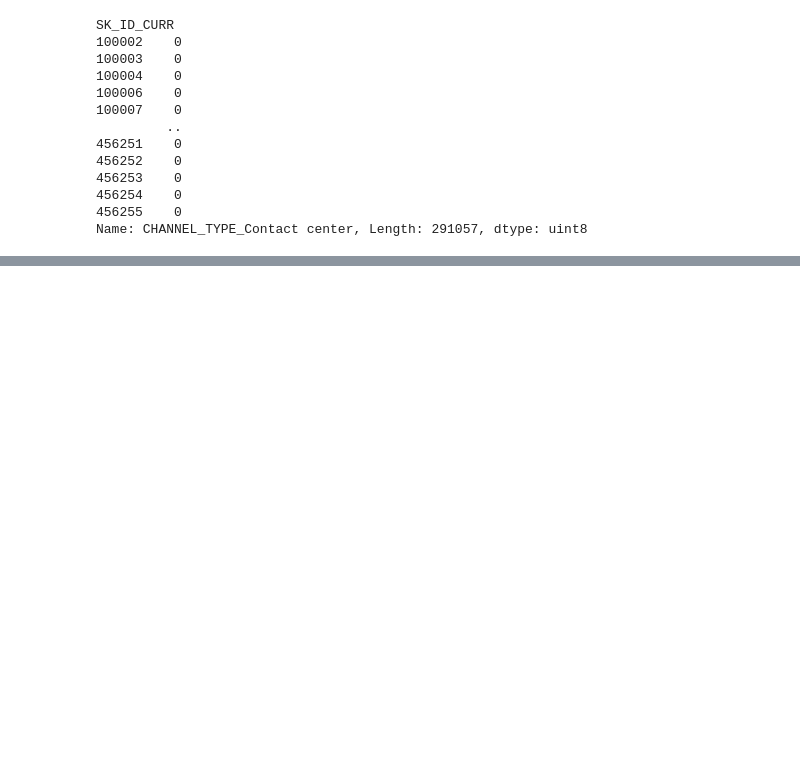
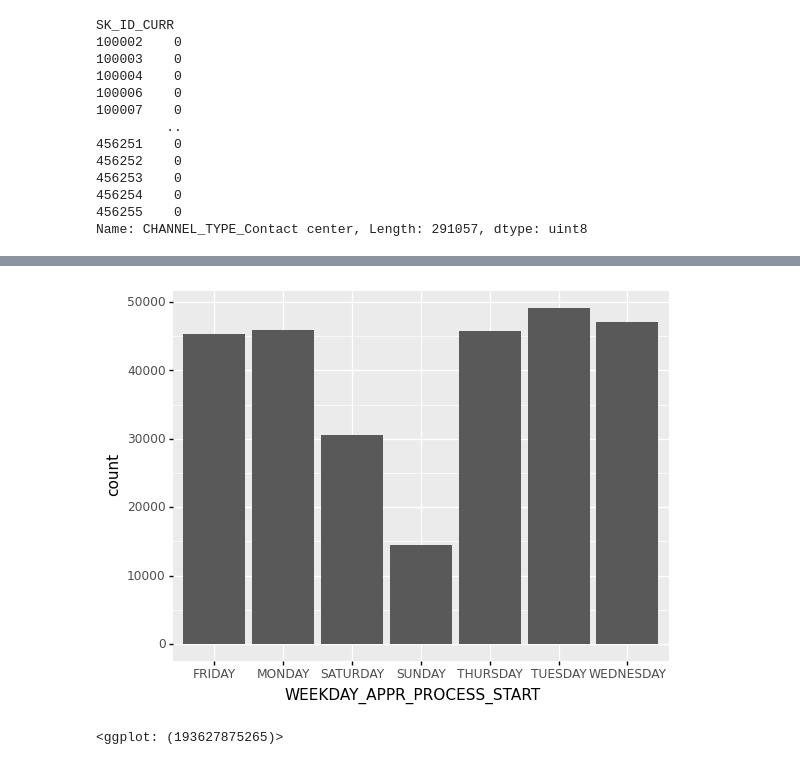
Before and after one commit to gaherna3/Case-Study-2, a Jupyter notebook: Case Study 2 - Plots.ipynb, the cells around one changed output, grey strips where cells are left out. Drawn from its saved outputs; the diff is of its cells as text; code cells hidden in the pictures; blank space fills up the shorter version.

```diff
--- a/Case Study 2 - Plots.ipynb
+++ b/Case Study 2 - Plots.ipynb
@@ -577,0 +583,6 @@ ggplot(agg_data, aes(x= 'AMT_ANNUITY_mean', y = 'AMT_APPLICATION_mean')) + geom_
+# %%
+app_cash = application[application['NAME_CONTRACT_TYPE'] == 'Cash loans']
+ggplot(app_cash, aes(x='WEEKDAY_APPR_PROCESS_START')) + geom_bar()
+# %% [output]
+[figure, added]
+<ggplot: (193627875265)>
```
Also changed, not shown: parts of 18 cells of this notebook.
